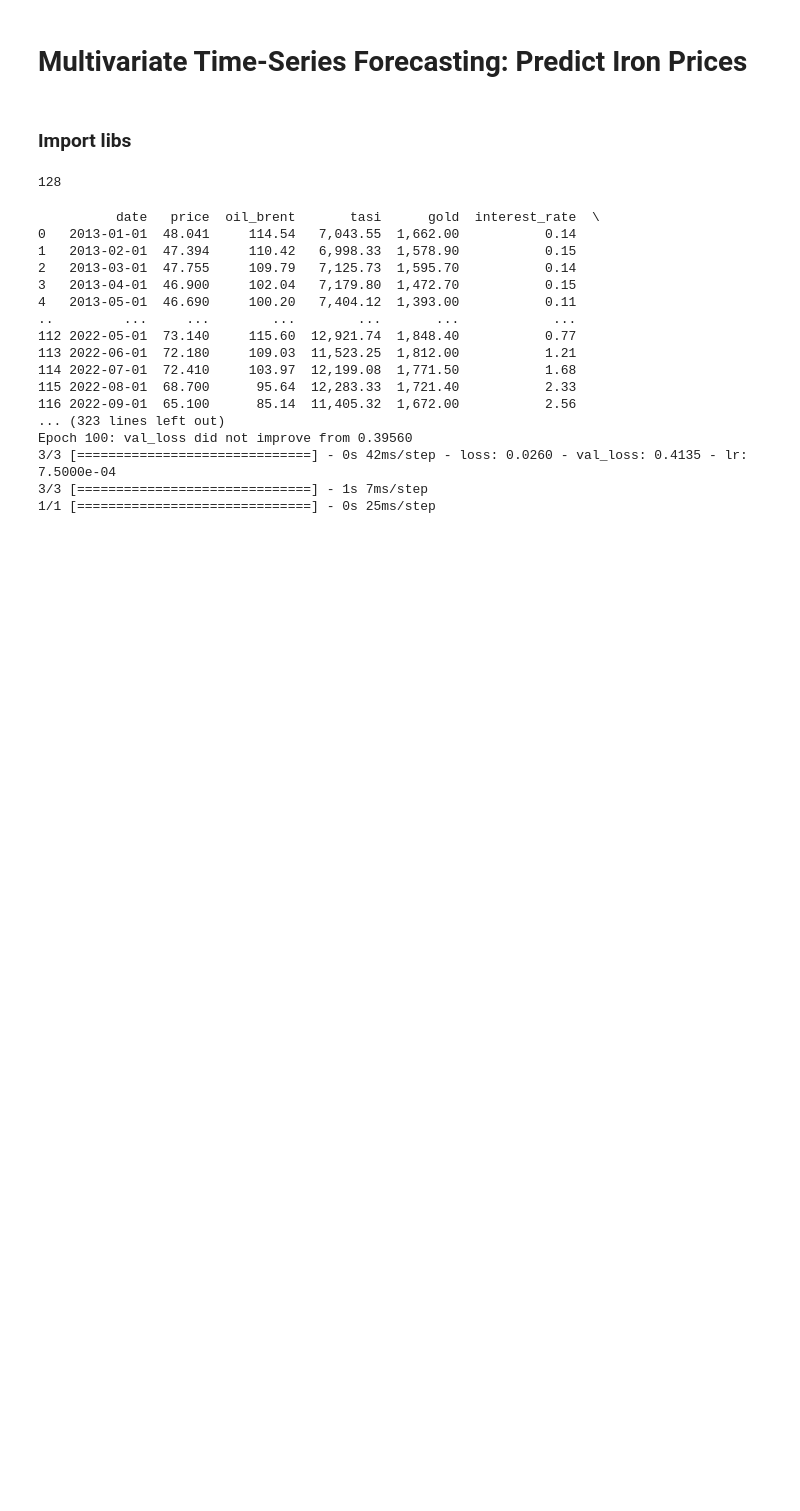
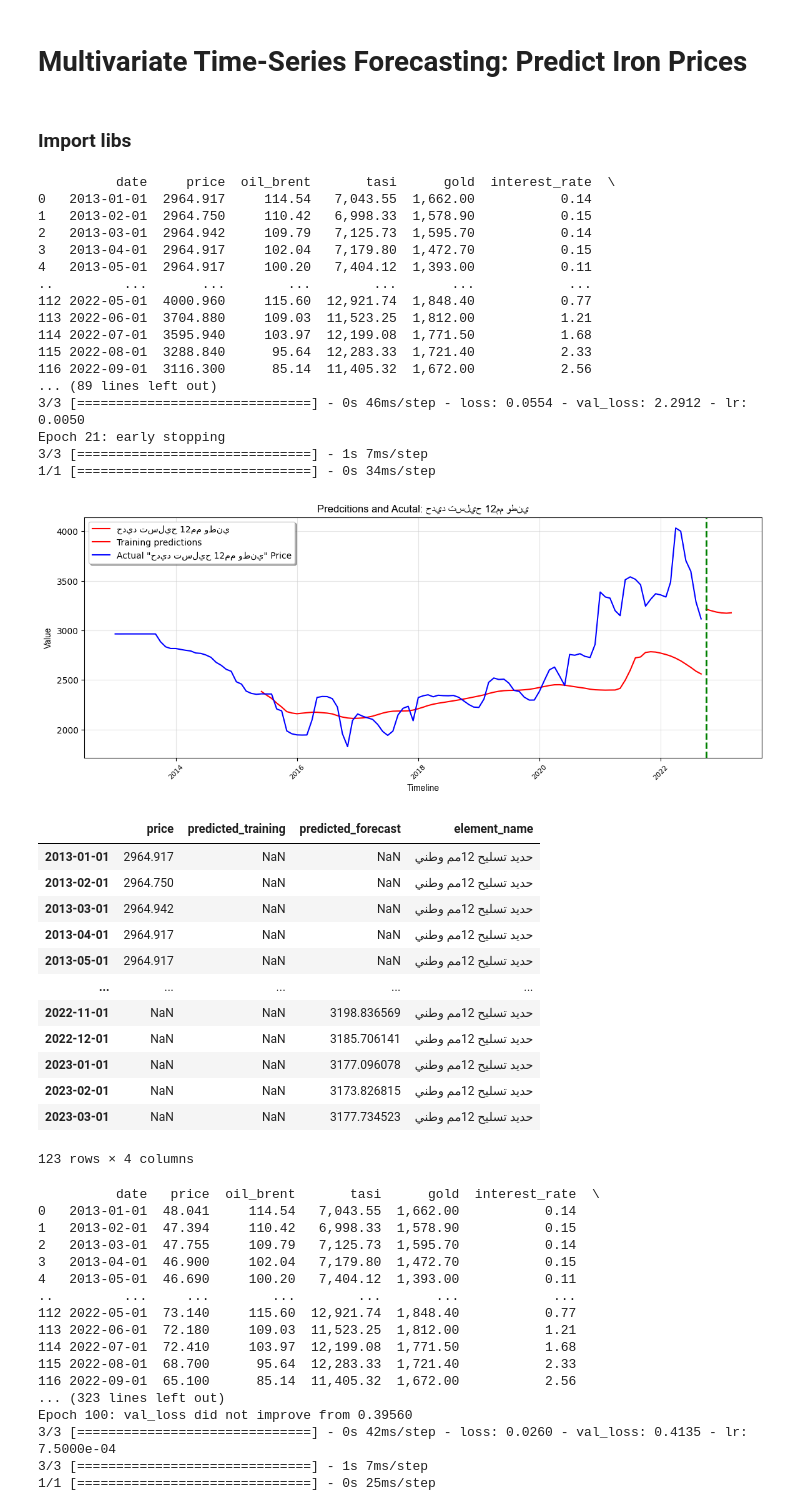
Before and after one commit to FNafisa/Test_repo, a Jupyter notebook: professional/Project PoC/multivariate forecastor.ipynb, the cells around one changed output. Drawn from its saved outputs; the diff is of its cells as text; code cells hidden in the pictures; blank space fills up the shorter version.

```diff
--- a/professional/Project PoC/multivariate forecastor.ipynb
+++ b/professional/Project PoC/multivariate forecastor.ipynb
@@ -19,14 +19,11 @@ from keras.layers import Dense
 from keras.layers import LSTM
 from keras.layers import Dropout
 from keras.optimizers import Adam
-# %%
-256 // 2
-# %% [output]
-128
 # %%
-def pipeline(filepath_str, first_layer_nodes, adam_learning_rate, drp1, drp2):
+def pipeline(filename_str, first_layer_nodes, adam_learning_rate, drp1, drp2):
     # import training dataset
-    filepath= r'C:\Users\fnafisa\WORKSPACE\professional\Project PoC\Input\data\Construction materials\segregated'+f'\{filepath_str}'
+    filename_w_extension= filename_str+'.xlsx'
+    filepath= r'C:\Users\fnafisa\WORKSPACE\professional\Project PoC\Input\data\Construction materials\segregated'+f'\{filename_w_extension}'
     dataset_train= pd.read_excel(filepath)
     element_name= dataset_train.pop('element_name')[0]
     dataset_train.columns = ['date','price', 'oil_brent', 'tasi', 'gold', 'interest_rate', 'historical']
@@ -108,8 +105,12 @@ def pipeline(filepath_str, first_layer_nodes, adam_learning_rate, drp1, drp2):
 
     model.add(LSTM(units=first_layer_nodes, return_sequences=True, input_shape=(n_past, X_train.shape[-1])))
     model.add(Dropout(drp1))
+
+    model.add(LSTM(units=first_layer_nodes//2, return_sequences=True, input_shape=(n_past, X_train.shape[-1])))
+    model.add(Dropout(drp1))
+
+
     model.add(LSTM(units=10, return_sequences=False))
-
     model.add(Dropout(drp2))
     model.add(Dense(units=1, activation='linear'))
     model.compile(optimizer= Adam(learning_rate=adam_learning_rate), loss= 'mean_squared_error')
@@ -189,10 +190,44 @@ def pipeline(filepath_str, first_layer_nodes, adam_learning_rate, drp1, drp2):
 
 
     file_location=  r'C:\Users\fnafisa\WORKSPACE\professional\Project PoC\output\construction materials price index prediction\{}'
-    file_location= file_location.format(filepath_str)
+    file_location= file_location.format(filename_w_extension)
     df_final_res.to_excel(file_location)
 
     return df_final_res
+# %%
+pipeline('حديد تسليح 12مم وطني', first_layer_nodes= 128, drp1= .01, drp2= .01, adam_learning_rate=.01 )
+# %% [output]
+          date     price  oil_brent       tasi      gold  interest_rate  \
+0   2013-01-01  2964.917     114.54   7,043.55  1,662.00           0.14
+1   2013-02-01  2964.750     110.42   6,998.33  1,578.90           0.15
+2   2013-03-01  2964.942     109.79   7,125.73  1,595.70           0.14
+3   2013-04-01  2964.917     102.04   7,179.80  1,472.70           0.15
+4   2013-05-01  2964.917     100.20   7,404.12  1,393.00           0.11
+..         ...       ...        ...        ...       ...            ...
+112 2022-05-01  4000.960     115.60  12,921.74  1,848.40           0.77
+113 2022-06-01  3704.880     109.03  11,523.25  1,812.00           1.21
+114 2022-07-01  3595.940     103.97  12,199.08  1,771.50           1.68
+115 2022-08-01  3288.840      95.64  12,283.33  1,721.40           2.33
+116 2022-09-01  3116.300      85.14  11,405.32  1,672.00           2.56
+... (89 lines left out)
+3/3 [==============================] - 0s 46ms/step - loss: 0.0554 - val_loss: 2.2912 - lr: 0.0050
+Epoch 21: early stopping
+3/3 [==============================] - 1s 7ms/step
+1/1 [==============================] - 0s 34ms/step
+[figure, added]
+|  | price | predicted_training | predicted_forecast | element_name |
+| 2013-01-01 | 2964.917 | NaN | NaN | حديد تسليح 12مم وطني |
+| 2013-02-01 | 2964.750 | NaN | NaN | حديد تسليح 12مم وطني |
+| 2013-03-01 | 2964.942 | NaN | NaN | حديد تسليح 12مم وطني |
+| 2013-04-01 | 2964.917 | NaN | NaN | حديد تسليح 12مم وطني |
+| 2013-05-01 | 2964.917 | NaN | NaN | حديد تسليح 12مم وطني |
+| ... | ... | ... | ... | ... |
+| 2022-11-01 | NaN | NaN | 3198.836569 | حديد تسليح 12مم وطني |
+| 2022-12-01 | NaN | NaN | 3185.706141 | حديد تسليح 12مم وطني |
+| 2023-01-01 | NaN | NaN | 3177.096078 | حديد تسليح 12مم وطني |
+| 2023-02-01 | NaN | NaN | 3173.826815 | حديد تسليح 12مم وطني |
+| 2023-03-01 | NaN | NaN | 3177.734523 | حديد تسليح 12مم وطني |
+123 rows × 4 columns
 # %%
 elements= pd.read_excel(r'C:\Users\fnafisa\WORKSPACE\professional\Project PoC\Input\data\Construction materials\segregated\type names.xlsx')
 elements.columns= ['element_name']
```
Also changed, not shown: 3 other files.
